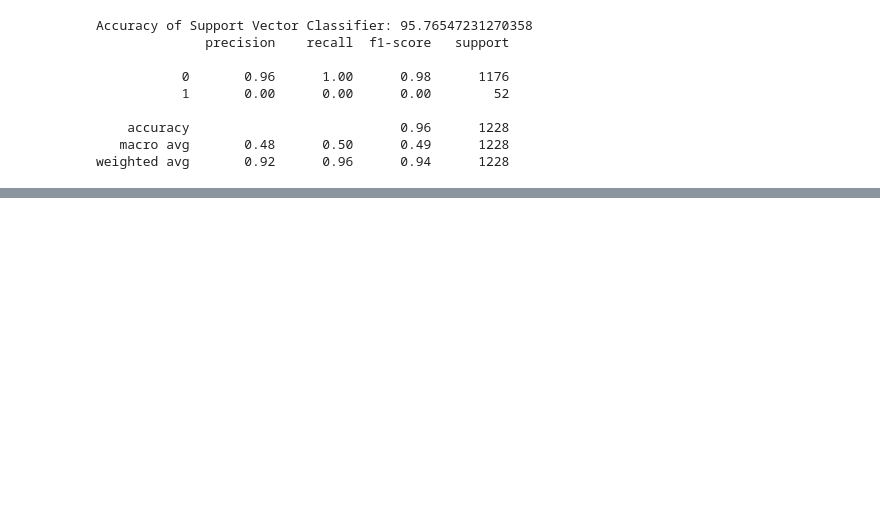
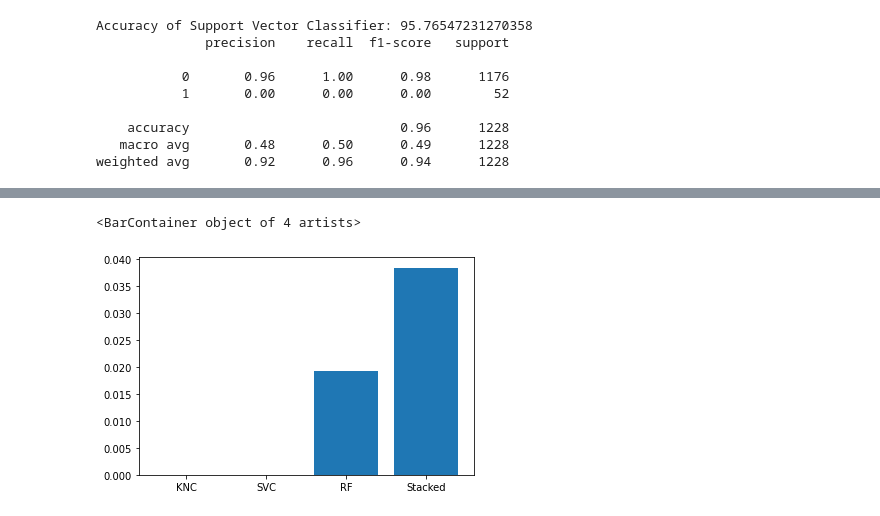
Before and after one commit to j-hendricks/Stroke_Prediction, a Jupyter notebook: stacking_on_stroke.ipynb, the cells around one changed output, grey strips where cells are left out. Drawn from its saved outputs; the diff is of its cells as text; code cells hidden in the pictures; blank space fills up the shorter version.

Commit message:
stacked three models

```diff
--- a/stacking_on_stroke.ipynb
+++ b/stacking_on_stroke.ipynb
@@ -195,7 +187,7 @@ weighted avg       0.92      0.96      0.94      1228
 import sklearn
 from sklearn.linear_model import LinearRegression
 lr = LogisticRegression(max_iter=300)  # defining meta-classifier
-clf_stack = StackingClassifier(classifiers =[RF, NB], meta_classifier = lr, use_probas = True, use_features_in_secondary = True)
+clf_stack = StackingClassifier(classifiers =[KNC, RF, SV], meta_classifier = lr, use_probas = True, use_features_in_secondary = True)
 # %%
 
 model_stack = clf_stack.fit(x_train, y_train)   # training of stacked model
@@ -221,0 +212,12 @@ weighted avg       0.94      0.95      0.94      1228
+# %%
+from sklearn.metrics import recall_score
+
+rec_knc = recall_score(y_test, pred_knc)
+rec_rf = recall_score(y_test, pred_rf)
+rec_sv = recall_score(y_test, pred_sv)
+rec_stack = recall_score(y_test, pred_stack)
+# %%
+plt.bar(x=['KNC','SVC','RF','Stacked'], height= [rec_knc, rec_sv, rec_rf, rec_stack])
+# %% [output]
+<BarContainer object of 4 artists>
+[figure, added]
```
Also changed, not shown: parts of 12 cells of this notebook.
